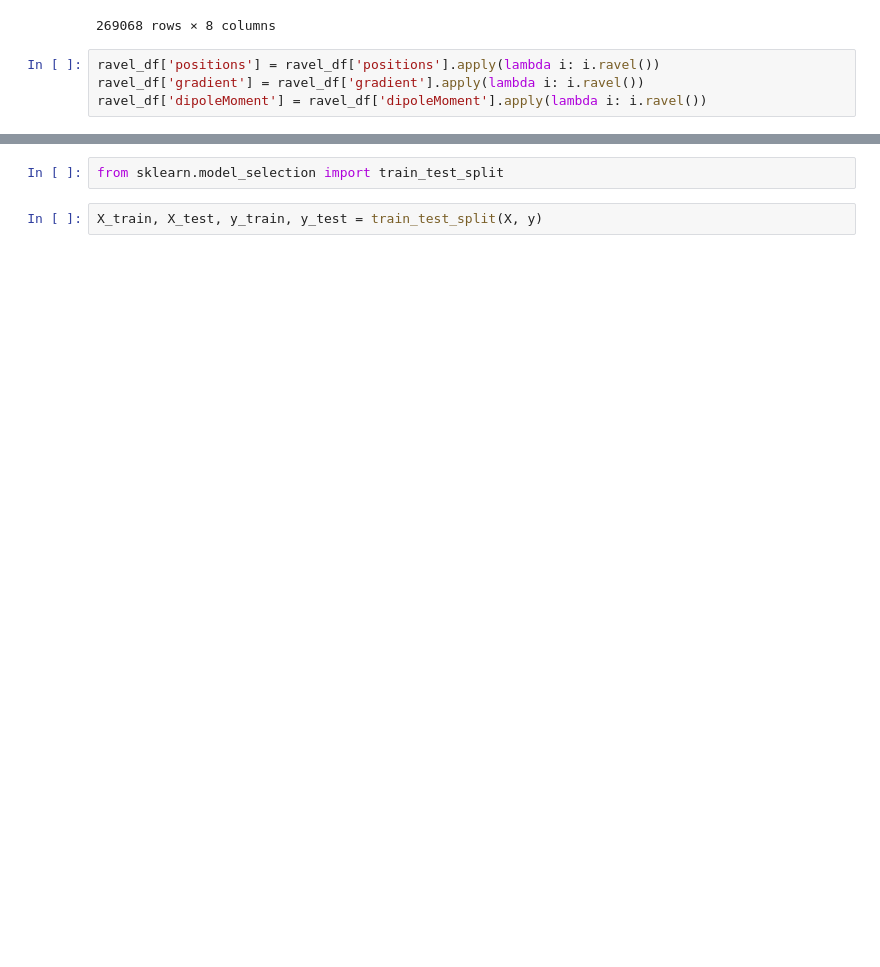
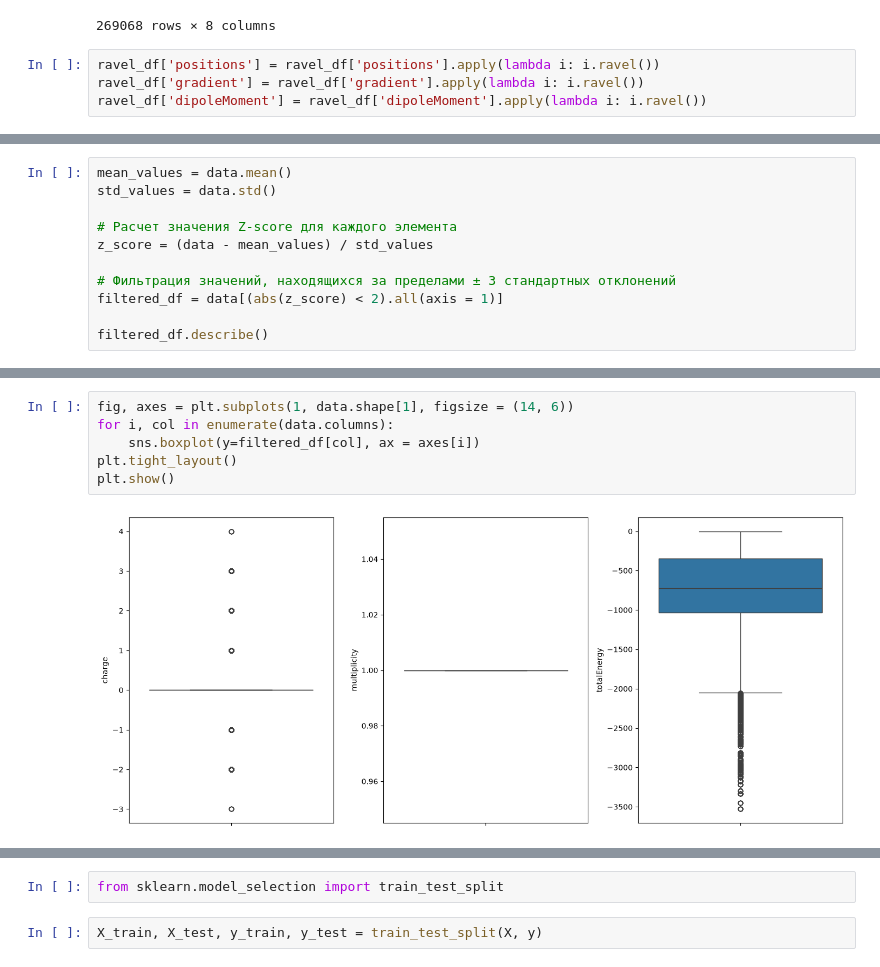
Before and after one commit to Pat1fon/TestJupyter, a Jupyter notebook: code/M3.ipynb, the cells around one changed output, grey strips where cells are left out. Drawn from its saved outputs; the diff is of its cells as text; blank space fills up the shorter version.

```diff
--- a/code/M3.ipynb
+++ b/code/M3.ipynb
@@ -155,0 +186,11 @@ ravel_df['dipoleMoment'] = ravel_df['dipoleMoment'].apply(lambda i: i.ravel())
+# %%
+mean_values = data.mean()
+std_values = data.std()
+
+# Расчет значения Z-score для каждого элемента
+z_score = (data - mean_values) / std_values
+
+# Фильтрация значений, находящихся за пределами ± 3 стандартных отклонений
+filtered_df = data[(abs(z_score) < 2).all(axis = 1)]
+
+filtered_df.describe()
@@ -155,0 +207,8 @@ ravel_df['dipoleMoment'] = ravel_df['dipoleMoment'].apply(lambda i: i.ravel())
+# %%
+fig, axes = plt.subplots(1, data.shape[1], figsize = (14, 6))
+for i, col in enumerate(data.columns):
+    sns.boxplot(y=filtered_df[col], ax = axes[i])
+plt.tight_layout()
+plt.show()
+# %% [output]
+[figure, added]
```
Also changed, not shown: parts of 43 cells of this notebook.
